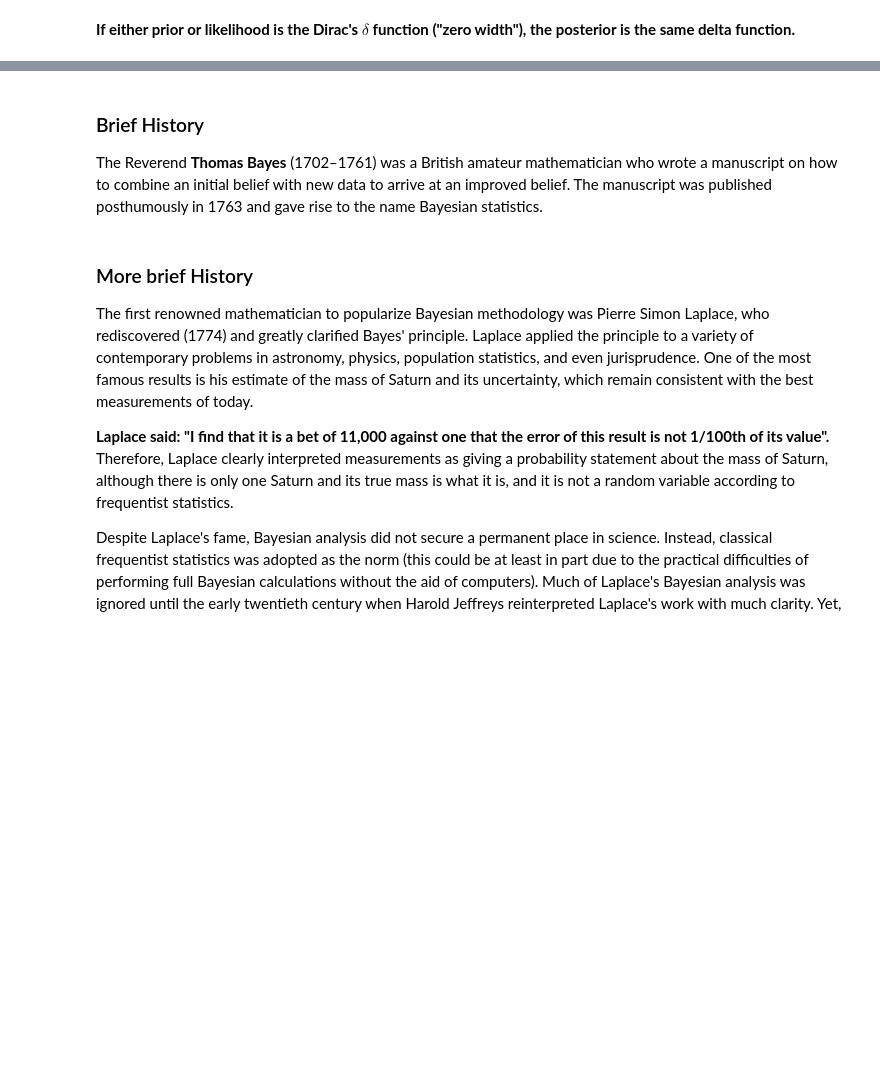
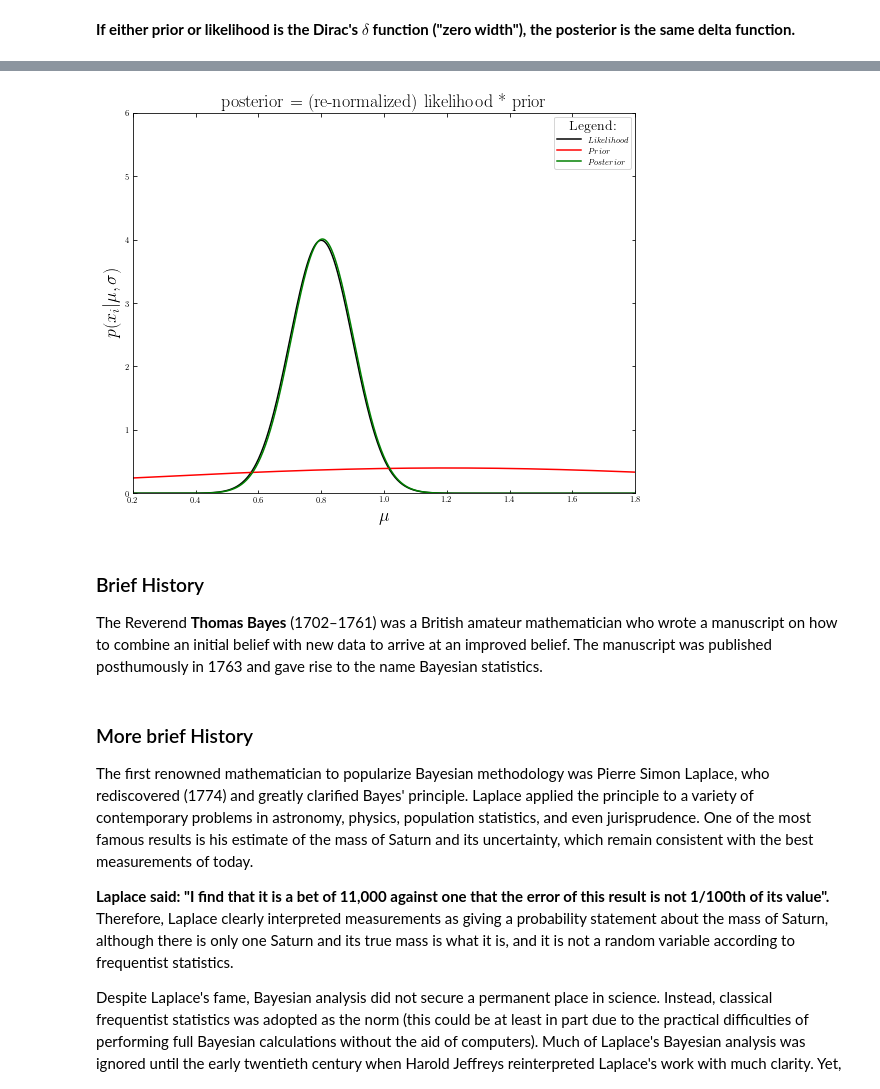
Before and after one commit to ivezic/RBI2023, a Jupyter notebook: notebooks/Lecture3.ipynb, the cells around one changed output, grey strips where cells are left out. Cells and saved outputs as stored; diff of their text form; code cells hidden in the pictures; blank space fills up the shorter version.

```diff
--- a/notebooks/Lecture3.ipynb
+++ b/notebooks/Lecture3.ipynb
@@ -281,3 +289,8 @@ plt.show()
+# %%
+# uninformative prior: much much wider than likelihood
+plp(0.8, 0.1, 1.2, 1.0)
+# %% [output]
+[figure, added]
 # %% [markdown]
 ### Brief History
 
```
Also changed, not shown: parts of 3 cells of this notebook.
